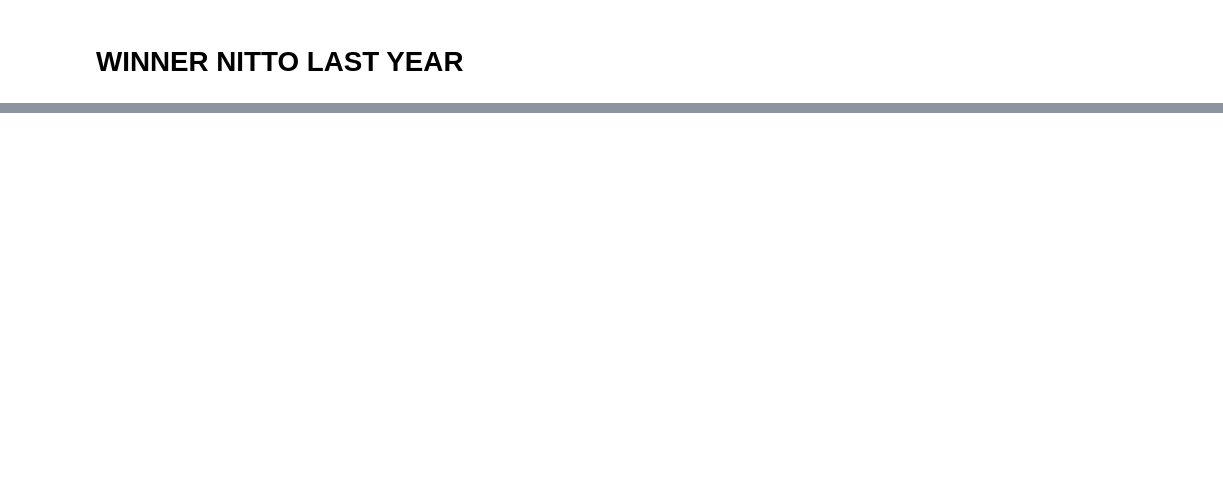
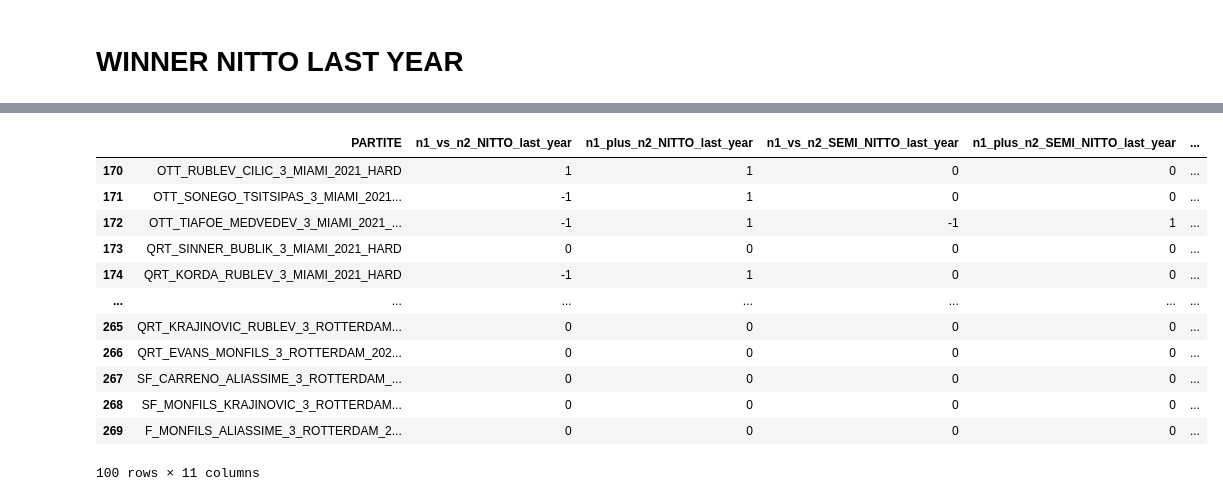
Before and after one commit to B1lly96/feature_engineering_Axel, a Jupyter notebook: Building_NITTO__descriptor.ipynb, the cells around one changed output, grey strips where cells are left out. Cells and saved outputs as stored; diff of their text form; code cells hidden in the pictures; blank space fills up the shorter version.

```diff
--- a/Building_NITTO__descriptor.ipynb
+++ b/Building_NITTO__descriptor.ipynb
@@ -47,4 +47,4 @@ data_partite
 # %%
-mini = data_partite.iloc[170:224,0]
+mini = data_partite.iloc[170:270,0]
 mini
 # %% [output]
@@ -547,0 +733,36 @@ count_nitto_partecipations_last_3_years = []
+# %%
+DATA_descriptor_NITTO_ATP_FINALS = pd.DataFrame()
+DATA_descriptor_NITTO_ATP_FINALS['PARTITE'] = mini
+
+DATA_descriptor_NITTO_ATP_FINALS['n1_vs_n2_NITTO_last_year'] = n1_vs_n2_NITTO_last_year
+DATA_descriptor_NITTO_ATP_FINALS['n1_plus_n2_NITTO_last_year'] = n1_plus_n2_NITTO_last_year
+
+DATA_descriptor_NITTO_ATP_FINALS['n1_vs_n2_SEMI_NITTO_last_year'] = n1_vs_n2_SEMI_NITTO_last_year
+DATA_descriptor_NITTO_ATP_FINALS['n1_plus_n2_SEMI_NITTO_last_year'] = n1_plus_n2_SEMI_NITTO_last_year
+
+DATA_descriptor_NITTO_ATP_FINALS['n1_vs_n2_FINALISTorWINNER_NITTO_last_year'] = n1_vs_n2_FINALISTorWINNER_NITTO_last_year
+DATA_descriptor_NITTO_ATP_FINALS['n1_plus_n2_FINALISTorWINNER_NITTO_last_year'] = n1_plus_n2_FINALISTorWINNER_NITTO_last_year
+
+DATA_descriptor_NITTO_ATP_FINALS['n1_vs_n2_WINNER_NITTO_last_year'] = n1_vs_n2_WINNER_NITTO_last_year
+
+DATA_descriptor_NITTO_ATP_FINALS['partecipation_n1_vs_n2_at_least_one_time_in_last_3'] = partecipation_n1_vs_n2_at_least_one_time_in_last_3
+
+DATA_descriptor_NITTO_ATP_FINALS['n1_vs_n2_at_least_2_times_in_last_3'] = n1_vs_n2_at_least_2_times_in_last_3
+
+DATA_descriptor_NITTO_ATP_FINALS['tre_su_tre_partecipations_last_years'] = tre_su_tre_partecipations_last_years
+
+DATA_descriptor_NITTO_ATP_FINALS
+# %% [output]
+|  | PARTITE | n1_vs_n2_NITTO_last_year | n1_plus_n2_NITTO_last_year | n1_vs_n2_SEMI_NITTO_last_year | n1_plus_n2_SEMI_NITTO_last_year | ... |
+| 170 | OTT_RUBLEV_CILIC_3_MIAMI_2021_HARD | 1 | 1 | 0 | 0 | ... |
+| 171 | OTT_SONEGO_TSITSIPAS_3_MIAMI_2021... | -1 | 1 | 0 | 0 | ... |
+| 172 | OTT_TIAFOE_MEDVEDEV_3_MIAMI_2021_... | -1 | 1 | -1 | 1 | ... |
+| 173 | QRT_SINNER_BUBLIK_3_MIAMI_2021_HARD | 0 | 0 | 0 | 0 | ... |
+| 174 | QRT_KORDA_RUBLEV_3_MIAMI_2021_HARD | -1 | 1 | 0 | 0 | ... |
+| ... | ... | ... | ... | ... | ... | ... |
+| 265 | QRT_KRAJINOVIC_RUBLEV_3_ROTTERDAM... | 0 | 0 | 0 | 0 | ... |
+| 266 | QRT_EVANS_MONFILS_3_ROTTERDAM_202... | 0 | 0 | 0 | 0 | ... |
+| 267 | SF_CARRENO_ALIASSIME_3_ROTTERDAM_... | 0 | 0 | 0 | 0 | ... |
+| 268 | SF_MONFILS_KRAJINOVIC_3_ROTTERDAM... | 0 | 0 | 0 | 0 | ... |
+| 269 | F_MONFILS_ALIASSIME_3_ROTTERDAM_2... | 0 | 0 | 0 | 0 | ... |
+100 rows × 11 columns
```
Also changed, not shown: parts of 24 cells of this notebook, 2 other files.
